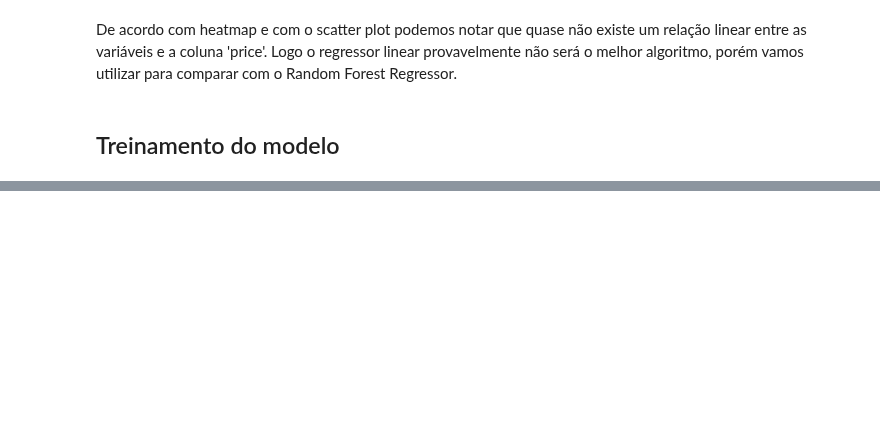
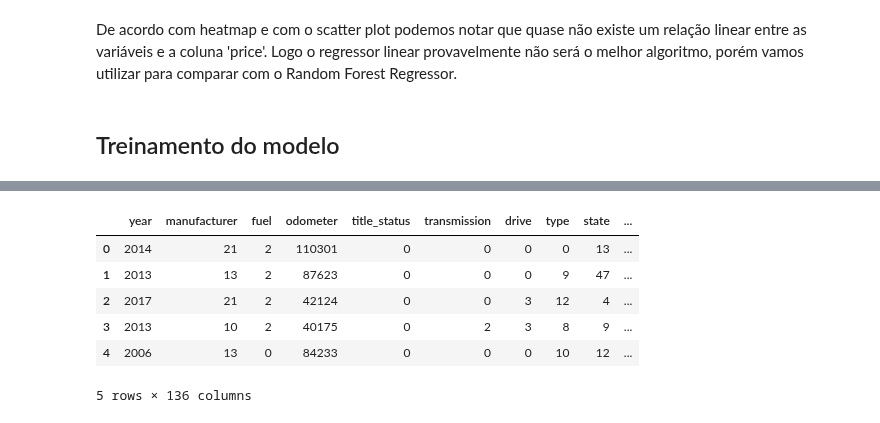
Before and after one commit to mbs8/IF679-ciencia-de-dados, a Jupyter notebook: Parte 2/notebooks/1-linear-regressor.ipynb, the cells around one changed output, grey strips where cells are left out. Saved outputs shown, nothing was run; the diff lists cells and outputs as text; code cells hidden in the pictures; blank space fills up the shorter version.

```diff
--- a/Parte 2/notebooks/1-linear-regressor.ipynb
+++ b/Parte 2/notebooks/1-linear-regressor.ipynb
@@ -83,0 +79,11 @@ A regressão linear não foi eficaz na previsão da coluna price.
+# %%
+test_df = one_hot_encode_vehicle_dataset(test_df)
+test_df.head()
+# %% [output]
+|  | year | manufacturer | fuel | odometer | title_status | transmission | drive | type | state | ... |
+| 0 | 2014 | 21 | 2 | 110301 | 0 | 0 | 0 | 0 | 13 | ... |
+| 1 | 2013 | 13 | 2 | 87623 | 0 | 0 | 0 | 9 | 47 | ... |
+| 2 | 2017 | 21 | 2 | 42124 | 0 | 0 | 3 | 12 | 4 | ... |
+| 3 | 2013 | 10 | 2 | 40175 | 0 | 2 | 3 | 8 | 9 | ... |
+| 4 | 2006 | 13 | 0 | 84233 | 0 | 0 | 0 | 10 | 12 | ... |
+5 rows × 136 columns
```
Also changed, not shown: parts of 16 cells of this notebook, 41 other files.
